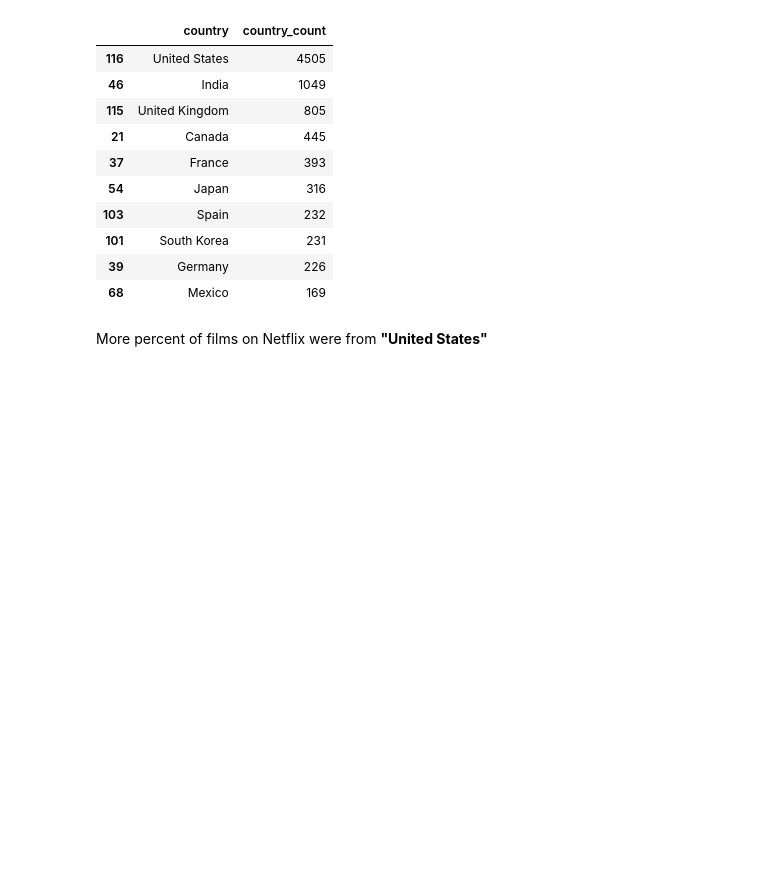
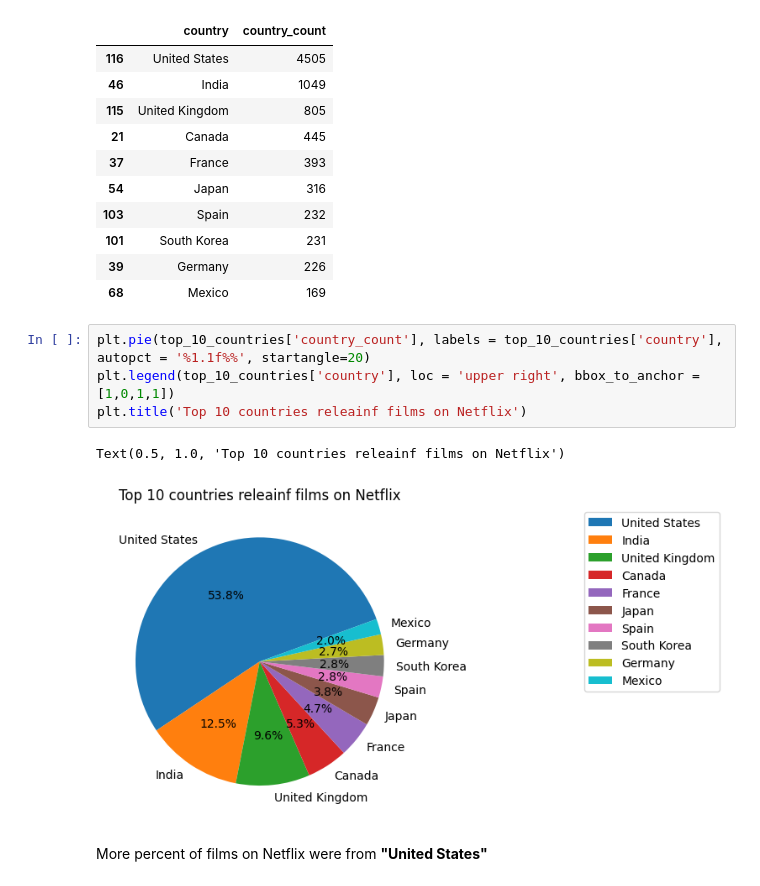
Before and after one commit to pragnakulkarni/Netflix-Movies-and-TV-Shows, a Jupyter notebook: Welcome_To_Colab.ipynb, the cells around one changed output. Cells and saved outputs as stored; diff of their text form; blank space fills up the shorter version.

```diff
--- a/Welcome_To_Colab.ipynb
+++ b/Welcome_To_Colab.ipynb
@@ -393,6 +393,13 @@ top_10_countries
 | 101 | South Korea | 231 |
 | 39 | Germany | 226 |
 | 68 | Mexico | 169 |
+# %%
+plt.pie(top_10_countries['country_count'], labels = top_10_countries['country'], autopct = '%1.1f%%', startangle=20)
+plt.legend(top_10_countries['country'], loc = 'upper right', bbox_to_anchor = [1,0,1,1])
+plt.title('Top 10 countries releainf films on Netflix')
+# %% [output]
+Text(0.5, 1.0, 'Top 10 countries releainf films on Netflix')
+[figure, added]
 # %% [markdown]
 More percent of films on Netflix were from **"United States"**
 # %% [markdown]
```
Also changed, not shown: parts of 3 cells of this notebook.
